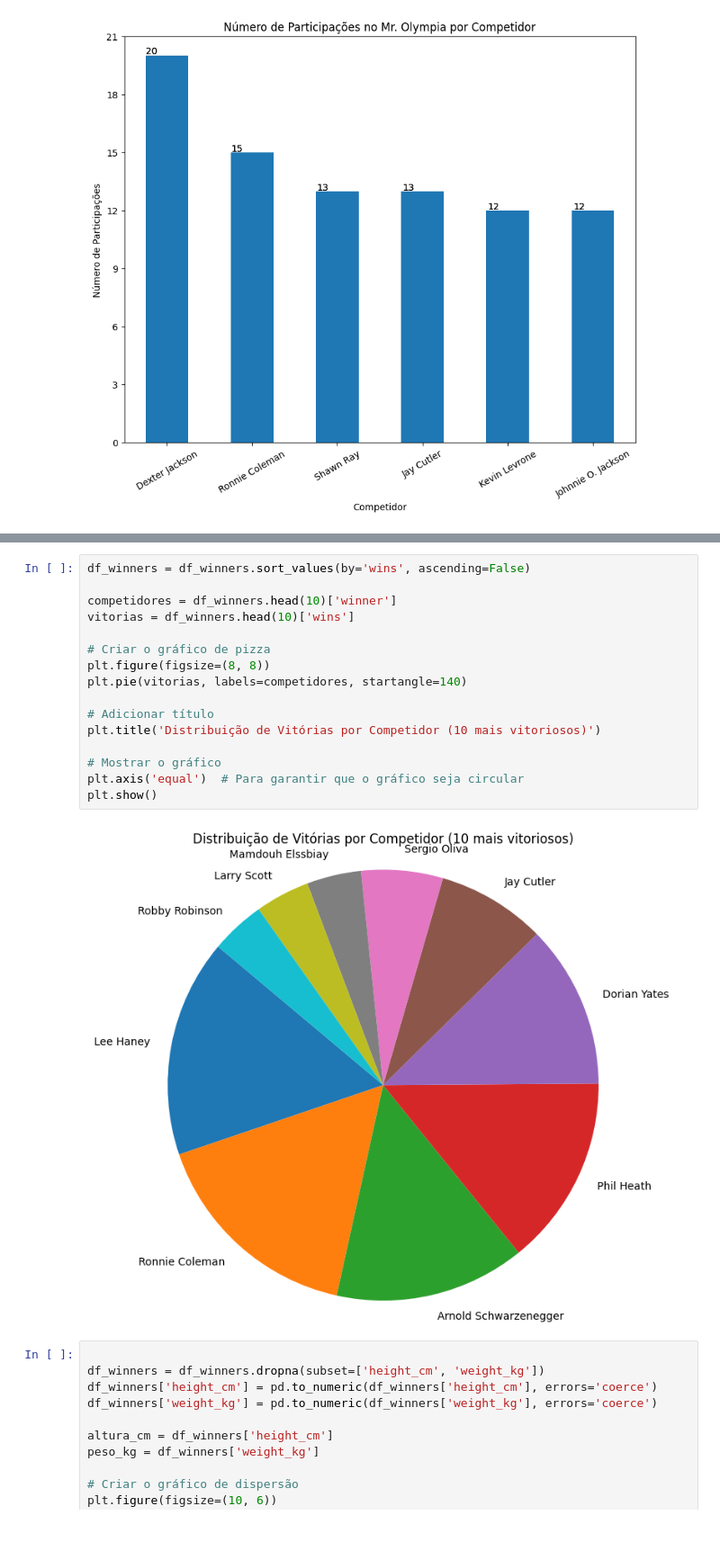
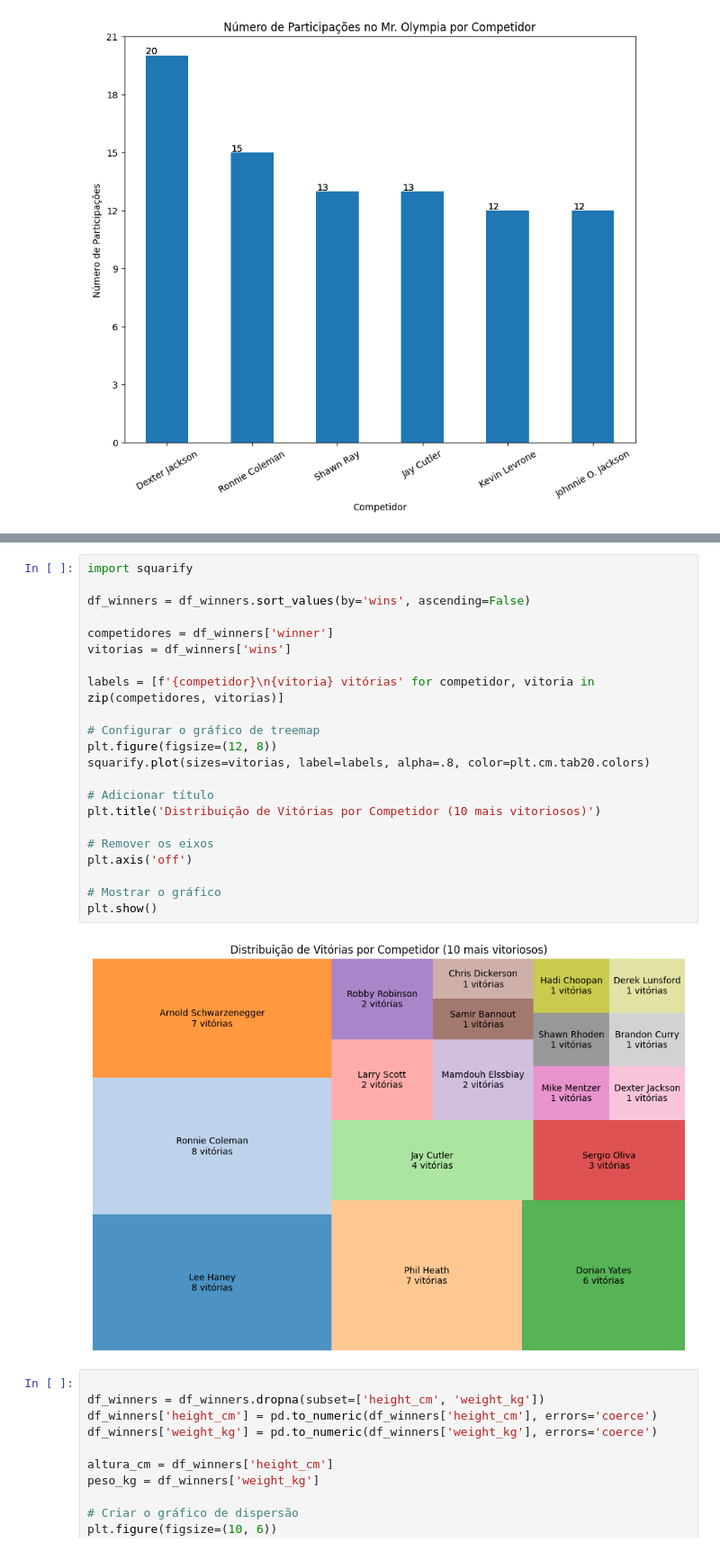
Before and after one commit to jojosuelobo/MrOlympia-DataAnalysis, a Jupyter notebook: project.ipynb, the cells around one changed output, grey strips where cells are left out. Shown: that part at 90% size. Drawn from its saved outputs; the diff is of its cells as text.

```diff
--- a/project.ipynb
+++ b/project.ipynb
@@ -803,21 +803,27 @@ plt.show()
 # %%
+import squarify
+
 df_winners = df_winners.sort_values(by='wins', ascending=False)
 
-competidores = df_winners.head(10)['winner']
-vitorias = df_winners.head(10)['wins']
+competidores = df_winners['winner']
+vitorias = df_winners['wins']
 
-# Criar o gráfico de pizza
-plt.figure(figsize=(8, 8))
-plt.pie(vitorias, labels=competidores, startangle=140)
+labels = [f'{competidor}\n{vitoria} vitórias' for competidor, vitoria in zip(competidores, vitorias)]
+
+# Configurar o gráfico de treemap
+plt.figure(figsize=(12, 8))
+squarify.plot(sizes=vitorias, label=labels, alpha=.8, color=plt.cm.tab20.colors)
 
 # Adicionar título
 plt.title('Distribuição de Vitórias por Competidor (10 mais vitoriosos)')
 
+# Remover os eixos
+plt.axis('off')
+
 # Mostrar o gráfico
-plt.axis('equal')  # Para garantir que o gráfico seja circular
 plt.show()
 # %% [output]
-[figure, old version]
+[figure, new version]
 # %%
 
 df_winners = df_winners.dropna(subset=['height_cm', 'weight_kg'])
```
Also changed, not shown: parts of 1 cell of this notebook, 2 other files.
